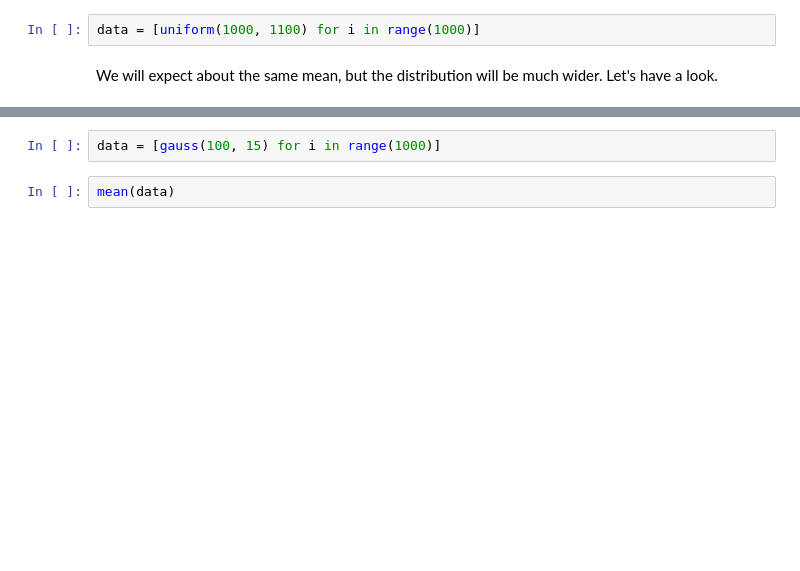
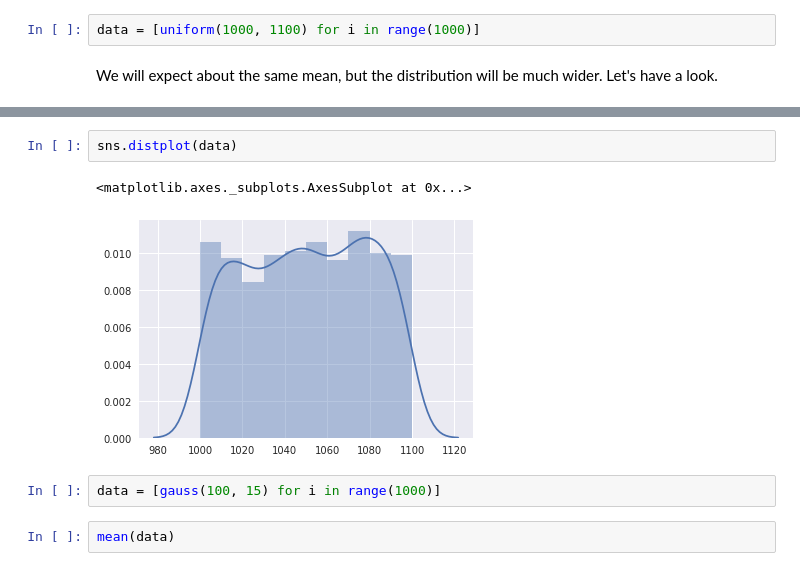
Before and after one commit to staticaland/modern-python-notes, a Jupyter notebook: modern_python.ipynb, the cells around one changed output, grey strips where cells are left out. Cells and saved outputs as stored; diff of their text form; blank space fills up the shorter version.

```diff
--- a/modern_python.ipynb
+++ b/modern_python.ipynb
@@ -280,3 +305,8 @@ stdev(data)
+# %%
+sns.distplot(data)
+# %% [output]
+<matplotlib.axes._subplots.AxesSubplot at 0x...>
+[figure, added]
 # %%
 data = [gauss(100, 15) for i in range(1000)]
 # %%
```
Also changed, not shown: parts of 36 cells of this notebook.
